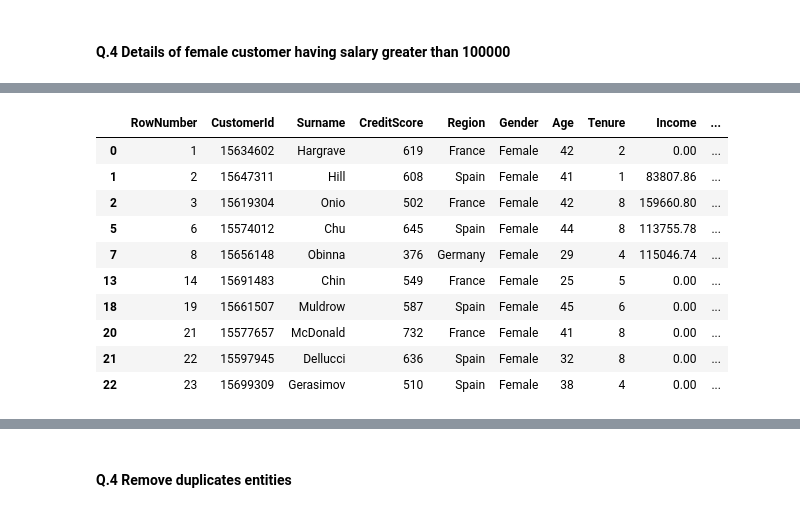
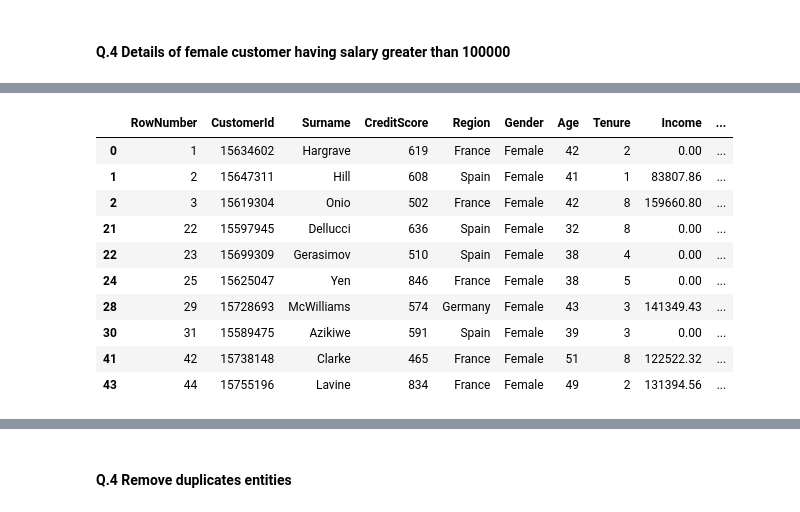
Before and after one commit to llohar/Python_FinalAss., a Jupyter notebook: Python_Final_Ass.ipynb, the cells around one changed output, grey strips where cells are left out. Saved outputs shown, nothing was run; the diff lists cells and outputs as text; code cells hidden in the pictures.

```diff
--- a/Python_Final_Ass.ipynb
+++ b/Python_Final_Ass.ipynb
@@ -114,2 +123,2 @@ dtype: int64
 # %%
-Female_Customers=data[data.Gender=='Female']
+Female_Customerdet=data.loc[(data['Gender']=='Female') & (data['Age']>30) & (data['EstimatedSalary']>100000)]
@@ -127,14 +125,14 @@ salary_con=Female_Customers[Female_Customers.EstimatedSalary>100000]
 # %%
-salary_con.head(10)
+Female_Customerdet.head(10)
 # %% [output]
 |  | RowNumber | CustomerId | Surname | CreditScore | Region | Gender | Age | Tenure | Income | ... |
 | 0 | 1 | 15634602 | Hargrave | 619 | France | Female | 42 | 2 | 0.00 | ... |
 | 1 | 2 | 15647311 | Hill | 608 | Spain | Female | 41 | 1 | 83807.86 | ... |
 | 2 | 3 | 15619304 | Onio | 502 | France | Female | 42 | 8 | 159660.80 | ... |
-| 5 | 6 | 15574012 | Chu | 645 | Spain | Female | 44 | 8 | 113755.78 | ... |
-| 7 | 8 | 15656148 | Obinna | 376 | Germany | Female | 29 | 4 | 115046.74 | ... |
-| 13 | 14 | 15691483 | Chin | 549 | France | Female | 25 | 5 | 0.00 | ... |
-| 18 | 19 | 15661507 | Muldrow | 587 | Spain | Female | 45 | 6 | 0.00 | ... |
-| 20 | 21 | 15577657 | McDonald | 732 | France | Female | 41 | 8 | 0.00 | ... |
 | 21 | 22 | 15597945 | Dellucci | 636 | Spain | Female | 32 | 8 | 0.00 | ... |
 | 22 | 23 | 15699309 | Gerasimov | 510 | Spain | Female | 38 | 4 | 0.00 | ... |
+| 24 | 25 | 15625047 | Yen | 846 | France | Female | 38 | 5 | 0.00 | ... |
+| 28 | 29 | 15728693 | McWilliams | 574 | Germany | Female | 43 | 3 | 141349.43 | ... |
+| 30 | 31 | 15589475 | Azikiwe | 591 | Spain | Female | 39 | 3 | 0.00 | ... |
+| 41 | 42 | 15738148 | Clarke | 465 | France | Female | 51 | 8 | 122522.32 | ... |
+| 43 | 44 | 15755196 | Lavine | 834 | France | Female | 49 | 2 | 131394.56 | ... |
```
Also changed, not shown: parts of 22 cells of this notebook.
